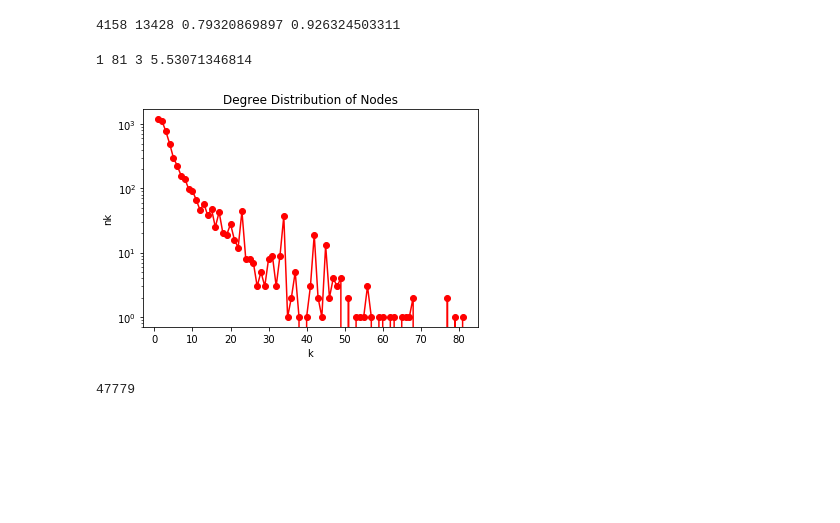
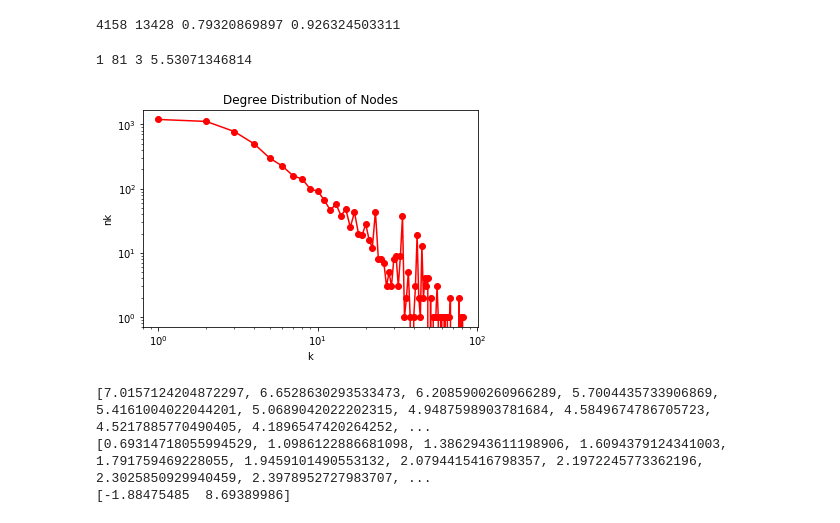
Before and after one commit to LanceLZD/CSE291F, a Jupyter notebook: Assignment1Q7.ipynb, the cells around one changed output. Drawn from its saved outputs; the diff is of its cells as text; code cells hidden in the pictures; blank space fills up the shorter version.

```diff
--- a/Assignment1Q7.ipynb
+++ b/Assignment1Q7.ipynb
@@ -37,24 +37,30 @@ print numberGCCNodes, numberGCCEdges, ratioGCCNodes, ratioGCCEdges
 # %% [output]
 4158 13428 0.79320869897 0.926324503311
 # %%
+import numpy
 nodeDegrees = list(GRQC.degree().values())
 sortNodeDegrees = sorted(nodeDegrees)
 print sortNodeDegrees[0], sortNodeDegrees[-1], sortNodeDegrees[len(sortNodeDegrees)/2], sum(sortNodeDegrees) * 1.0 / len(sortNodeDegrees)
 degreeHistogram = nx.degree_histogram(GRQC)
 xDegreeHistogram = degreeHistogram[1:]
 yDegreeHistogram = range(1,82)
 plt.plot(yDegreeHistogram, xDegreeHistogram ,'r-',marker='o')
 plt.title("Degree Distribution of Nodes")
 plt.ylabel("nk")
 plt.xlabel("k")
 plt.yscale('log')
+plt.xscale('log')
 plt.savefig("DegreeDistributionKVSNk.png")
 plt.show()
+xLogDegreeHistogram = [numpy.log(x) for x in xDegreeHistogram]
+yLogDegreeHistogram = [numpy.log(y) for y in yDegreeHistogram]
+print xLogDegreeHistogram[1:22]
+print yLogDegreeHistogram[1:22]
+fit = numpy.polyfit(yLogDegreeHistogram[1:22], xLogDegreeHistogram[1:22], 1)
+print fit
 # %% [output]
 1 81 3 5.53071346814
-[figure, old version]
+[figure, new version]
+[7.0157124204872297, 6.6528630293533473, 6.2085900260966289, 5.7004435733906869, 5.4161004022044201, 5.0689042022202315, 4.9487598903781684, 4.5849674786705723, 4.5217885770490405, 4.1896547420264252, ...
+[0.69314718055994529, 1.0986122886681098, 1.3862943611198906, 1.6094379124341003, 1.791759469228055, 1.9459101490553132, 2.0794415416798357, 2.1972245773362196, 2.3025850929940459, 2.3978952727983707, ...
+[-1.88475485  8.69389986]
-# %%
-numberTriangles = sum(nx.triangles(GCC).values()) / 3
-print numberTriangles
-# %% [output]
-47779
```
Also changed, not shown: parts of 4 cells of this notebook, 2 other files.
